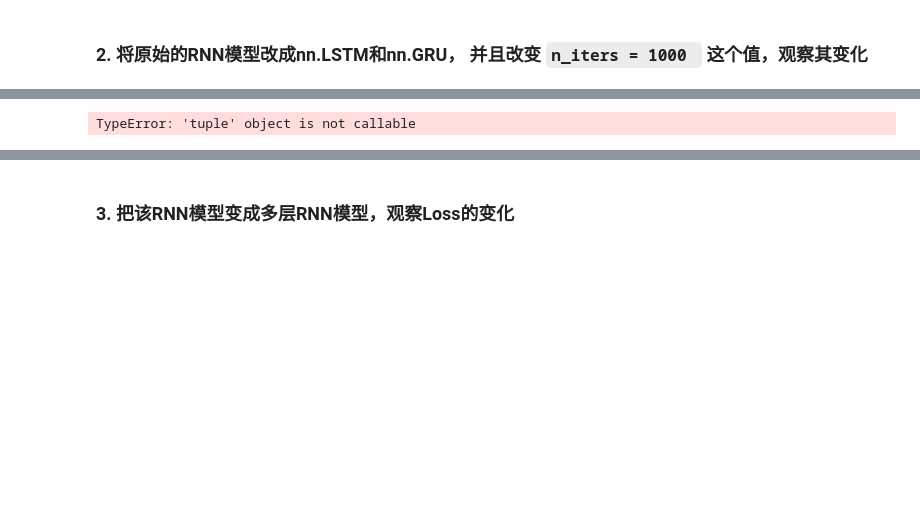
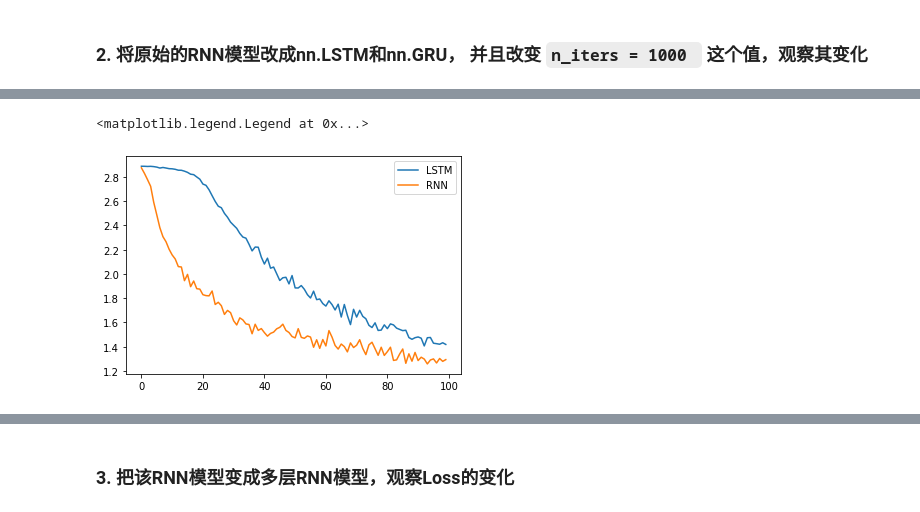
Before and after one commit to E-ZQ/kaikeba, a Jupyter notebook: assignment-07-rnn.ipynb, the cells around one changed output, grey strips where cells are left out. Drawn from its saved outputs; the diff is of its cells as text; code cells hidden in the pictures; blank space fills up the shorter version.

```diff
--- a/assignment-07-rnn.ipynb
+++ b/assignment-07-rnn.ipynb
@@ -591,20 +619,21 @@ class LSTM(nn.Module):
 
         self.input_size = input_size
         self.hidden_size = hidden_size
-        self.i2h = nn.LSTM(input_size, hidden_size),
+        self.i2h = nn.LSTM(input_size, hidden_size)
         self.i2o = nn.Linear(hidden_size, output_size)
         self.softmax = nn.LogSoftmax(dim=1)
 
     def forward(self, input, hidden):
         output, hidden = self.i2h(input, hidden)
-        # s, b, h = output.shape
-        # output = output.view(s * b, h)
-        output = self.i2o(output[-1, :, :])
+        output = self.i2o(output[-1])
         output = self.softmax(output)
-        # output = output.view(s, b, -1)
         return output, hidden
 
     def initHidden(self):
         h0 = torch.zeros(1, 1, self.hidden_size)
         c0 = torch.zeros(1, 1, self.hidden_size)
         return h0, c0
+
+lstm = LSTM(n_letters, n_hidden, n_categories)
+losses2, t2 = make_history(lstm)
+# plot_matrix(lstm)
@@ -611,8 +658,7 @@ class LSTM(nn.Module):
-# %%
-rnn = LSTM(n_letters, n_hidden, n_categories)
-niters = 100000
-pr = 5000
-pl = 2000
-losses = make_history(rnn, niters, pr, pl)
-# %% [output]
-TypeError: 'tuple' object is not callable
+# %%
+plt.plot(losses2, label = 'LSTM')
+plt.plot(all_losses, label = 'RNN')
+plt.legend()
+# %% [output]
+<matplotlib.legend.Legend at 0x...>
+[figure, added]
```
Also changed, not shown: parts of 51 cells of this notebook.
